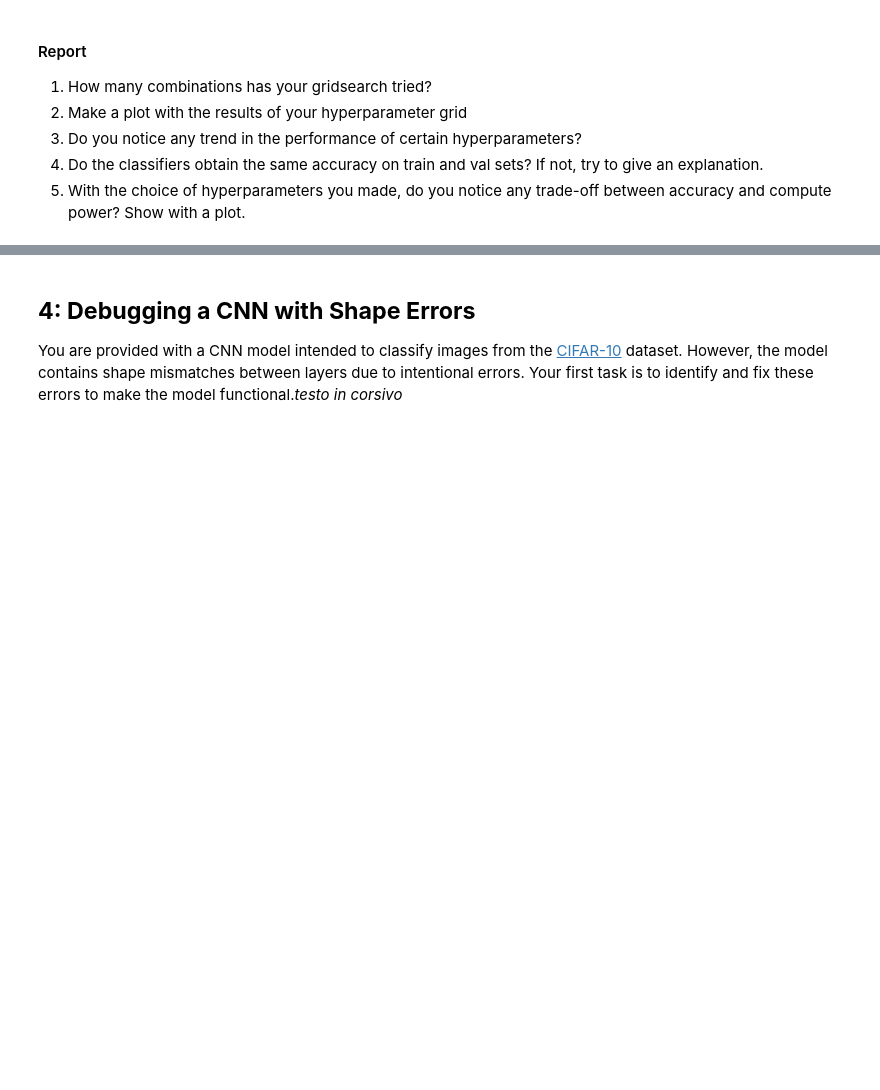
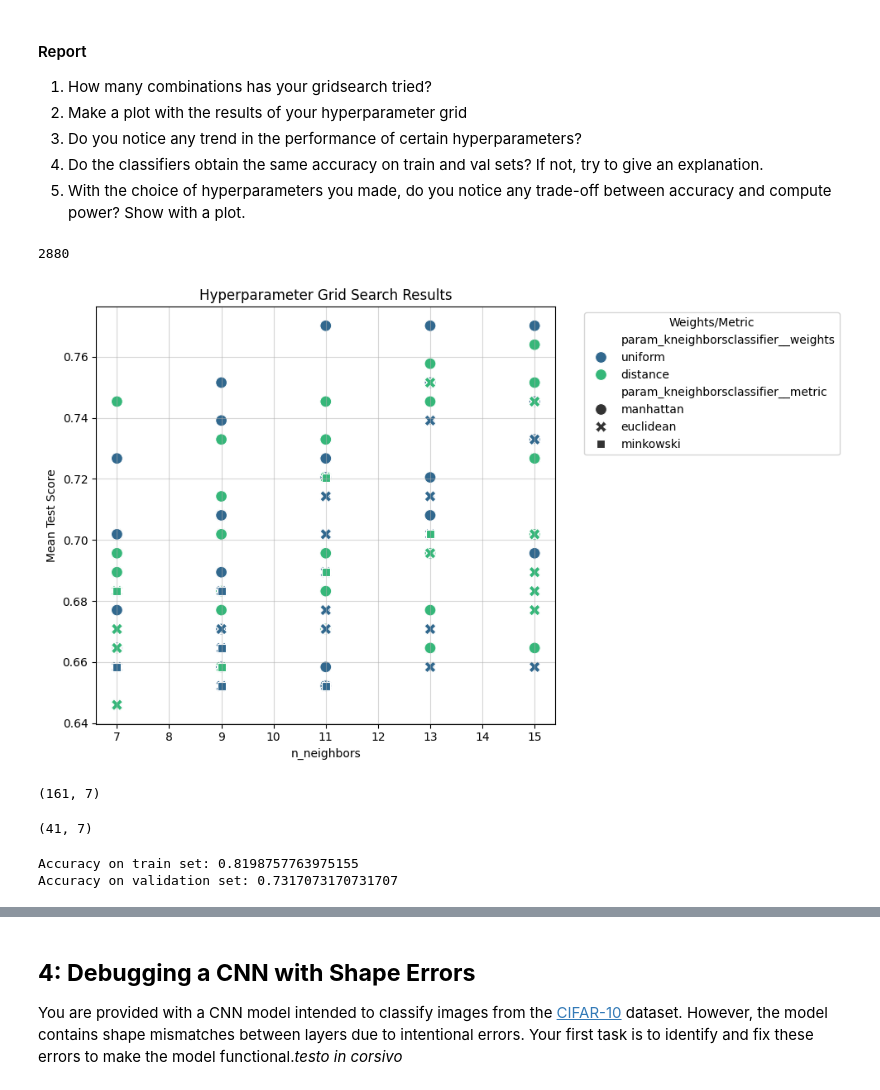
Before and after one commit to delgiudice1967219/HW2_FDS, a Jupyter notebook: HW2.ipynb, the cells around one changed output, grey strips where cells are left out. Saved outputs shown, nothing was run; the diff lists cells and outputs as text; code cells hidden in the pictures; blank space fills up the shorter version.

```diff
--- a/HW2.ipynb
+++ b/HW2.ipynb
@@ -1121,8 +1116,3 @@ print(classification_report(y_val, y_pred))
     accuracy                           0.68        41
    macro avg       0.68      0.66      0.67        41
 weighted avg       0.69      0.68      0.68        41
-# %%
-pipe.fit(X_train, y_train)
-
-y_pred = pipe.predict(X_val)
-print(classification_report(y_val, y_pred))
@@ -1165,9 +1145,3 @@ kneighborsclassifier__metric: minkowski
 kneighborsclassifier__n_neighbors: 4
 kneighborsclassifier__p: 2
 kneighborsclassifier__weights: uniform
-# %%
-hparams = pipe.get_params()
-for hp, val in hparams.items():
-    if type(val) not in [int, float, str]:
-        continue
-    print(f"{hp}: {val}")
@@ -1265,6 +1220,60 @@ weighted avg       0.81      0.80      0.80        41
 cv_res = pd.DataFrame(pipe_cv.cv_results_)
 cv_res.columns = [col.split('__')[-1] for col in cv_res.columns]
 
-##############################################
-###                YOUR CODE HERE         ####
-##############################################
+# Number of combinations tried by the GridSearchCV
+cv_res.shape[0]
+# %% [output]
+2880
+# %%
+import pandas as pd
+import seaborn as sns
+
+# Ensure `pipe_cv` has been fit
+if pipe_cv and hasattr(pipe_cv, "cv_results_"):
+    # Convert cv_results_ to a DataFrame for easier manipulation
+    results_df = pd.DataFrame(pipe_cv.cv_results_)
+
+    # Sort by mean test score
+    results_df = results_df.sort_values(by="mean_test_score", ascending=False)
+
+    # Create a scatter plot of mean_test_score vs one or two hyperparameters
+    plt.figure(figsize=(10, 6))
+    sns.scatterplot(
+        x=results_df["param_kneighborsclassifier__n_neighbors"],
+        y=results_df["mean_test_score"],
+        hue=results_df["param_kneighborsclassifier__weights"],
+        style=results_df["param_kneighborsclassifier__metric"],
+        palette="viridis",
+        s=100
+    )
+    plt.title("Hyperparameter Grid Search Results")
+    plt.xlabel("n_neighbors")
+    plt.ylabel("Mean Test Score")
+    plt.legend(title="Weights/Metric", bbox_to_anchor=(1.05, 1), loc='upper left')
+    plt.grid(alpha=0.5)
+    plt.tight_layout()
+    plt.show()
+else:
+    print("pipe_cv is not fitted or does not have cv_results_")
+# %% [output]
+[figure, added]
+# %%
+X_train.shape
+# %% [output]
+(161, 7)
+# %%
+X_val.shape
+# %% [output]
+(41, 7)
+# %%
+train_set_predictions = pipe_cv.predict(X_train)
+val_set_predictions = pipe_cv.predict(X_val)
+
+train_set_accuracy = compute_accuracy(train_set_predictions, y_train)
+val_set_accuracy = compute_accuracy(val_set_predictions, y_val)
+
+print(f"Accuracy on train set: {train_set_accuracy}")
+print(f"Accuracy on validation set: {val_set_accuracy}")
+# %% [output]
+Accuracy on train set: 0.8198757763975155
+Accuracy on validation set: 0.7317073170731707
```
Also changed, not shown: parts of 13 cells of this notebook, 1 other file.
